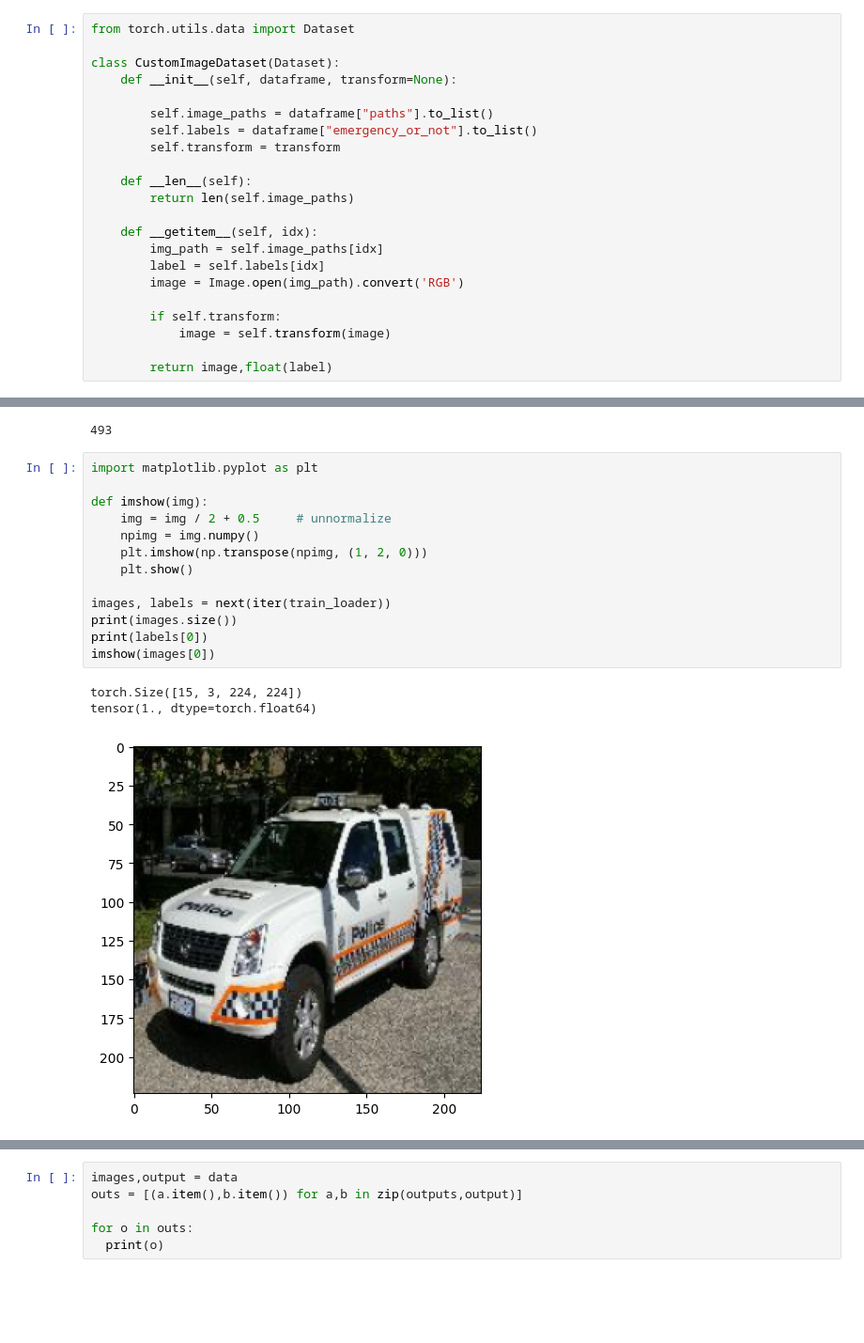
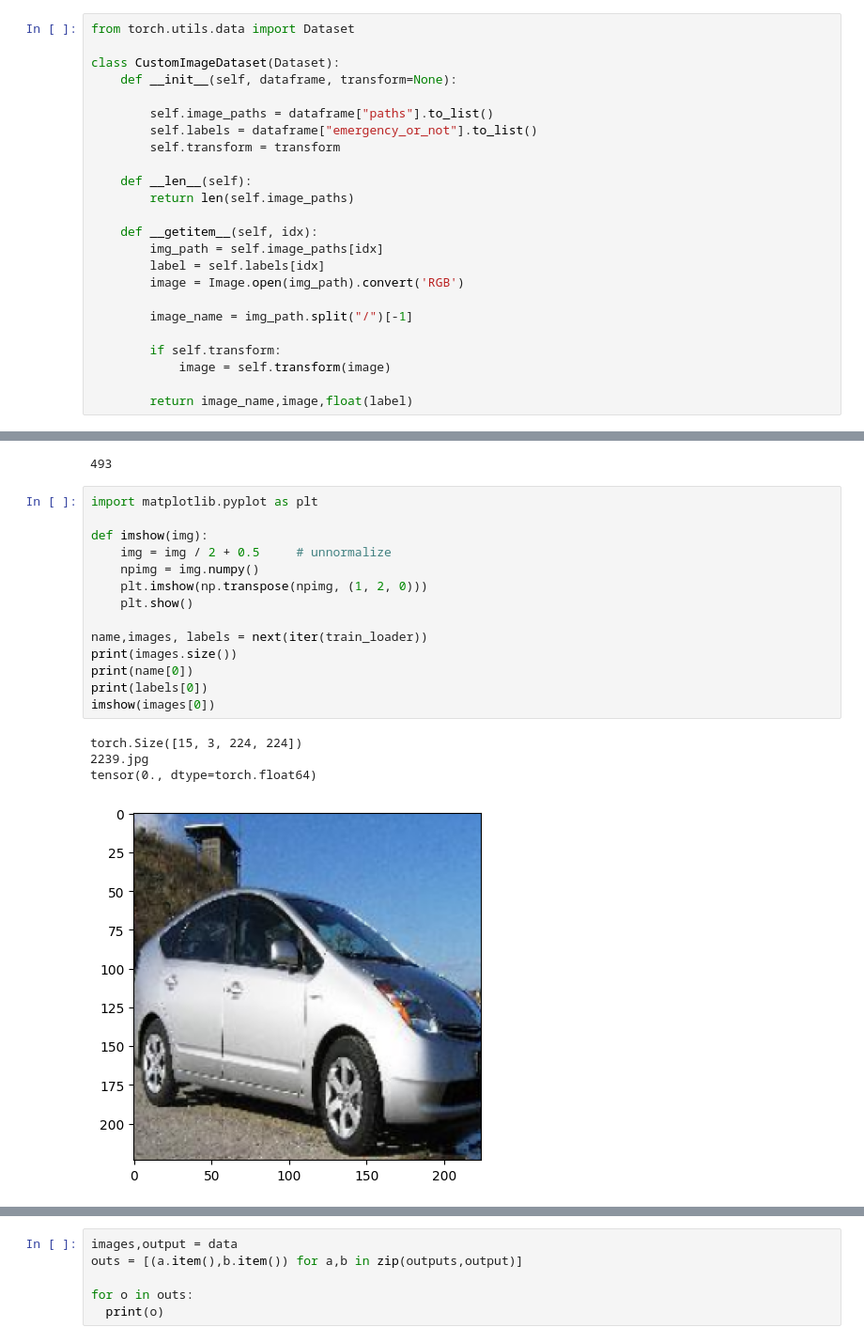
Before and after one commit to SurajPatil44/qualcomm_hackathon, a Jupyter notebook: hackathon.ipynb, the cells around one changed output, grey strips where cells are left out. Shown at 94% size. Saved outputs shown, nothing was run; the diff lists cells and outputs as text; blank space fills up the shorter version.

```diff
--- a/hackathon.ipynb
+++ b/hackathon.ipynb
@@ -92,10 +90,12 @@ class CustomImageDataset(Dataset):
         label = self.labels[idx]
         image = Image.open(img_path).convert('RGB')
 
+        image_name = img_path.split("/")[-1]
+
         if self.transform:
             image = self.transform(image)
 
-        return image,float(label)
+        return image_name,image,float(label)
 # %%
 from torchvision import datasets, transforms
 from torch.utils.data import DataLoader
@@ -139,20 +139,22 @@ len(val_indices)
 # %%
 import matplotlib.pyplot as plt
 
 def imshow(img):
     img = img / 2 + 0.5     # unnormalize
     npimg = img.numpy()
     plt.imshow(np.transpose(npimg, (1, 2, 0)))
     plt.show()
 
-images, labels = next(iter(train_loader))
+name,images, labels = next(iter(train_loader))
 print(images.size())
+print(name[0])
 print(labels[0])
 imshow(images[0])
 # %% [output]
 torch.Size([15, 3, 224, 224])
-tensor(1., dtype=torch.float64)
+2239.jpg
+tensor(0., dtype=torch.float64)
-[figure, old version]
+[figure, new version]
 # %%
 
 import torch.nn as nn
```
Also changed, not shown: parts of 6 cells of this notebook.
